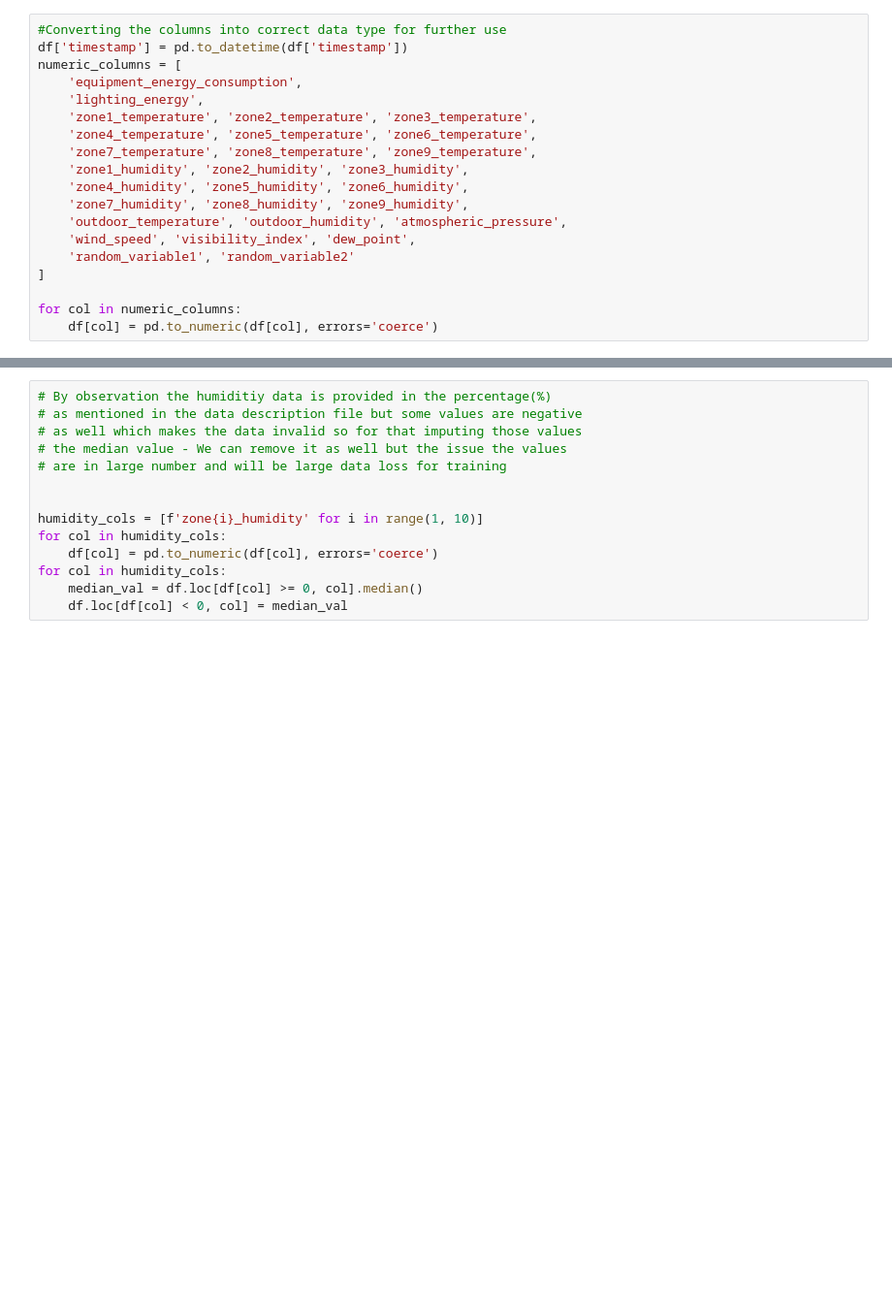
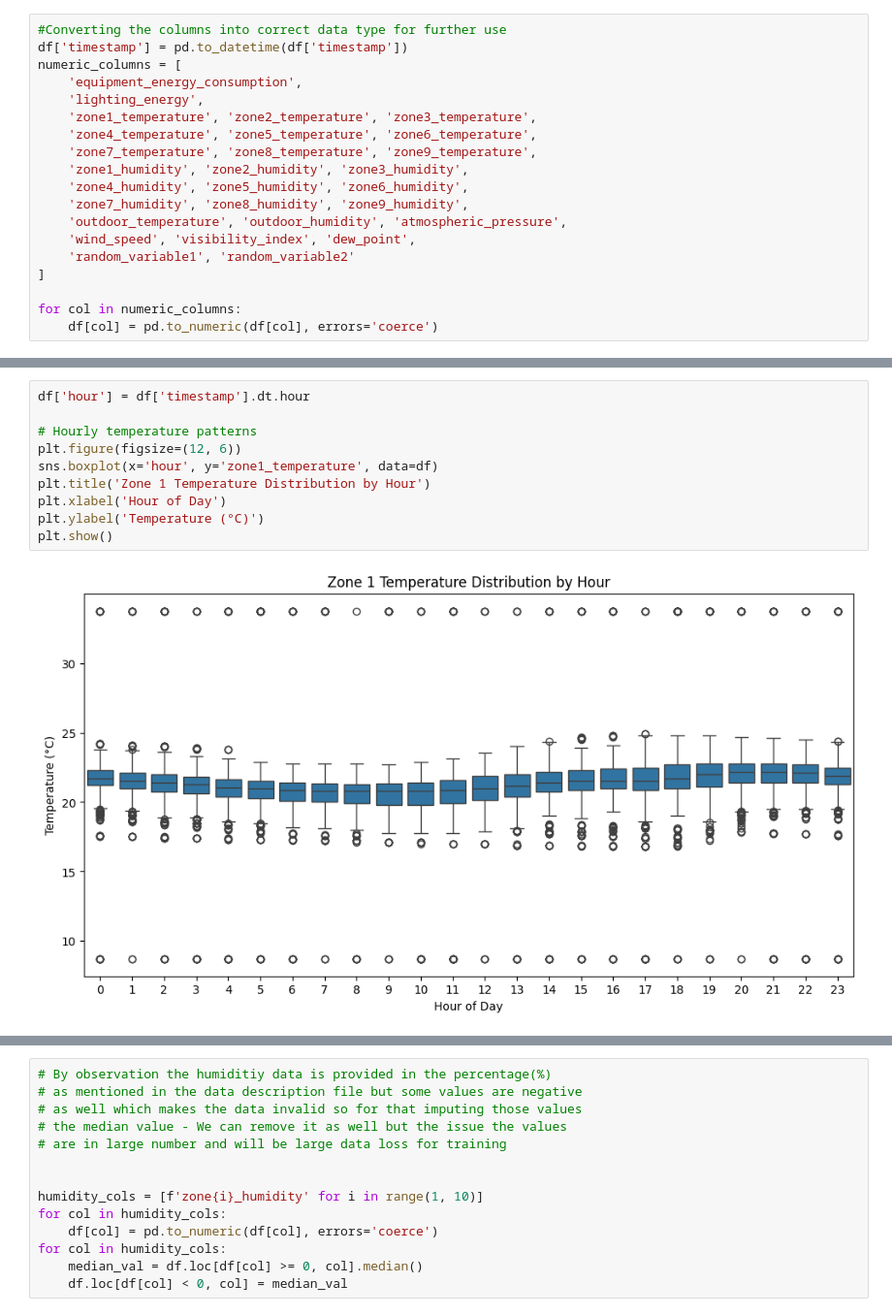
Before and after one commit to ShubhaMahobia/DS-Intern-Assignment-Shubham_Mahobia, a Jupyter notebook: main.ipynb, the cells around one changed output, grey strips where cells are left out. Shown at 97% size. Cells and saved outputs as stored; diff of their text form; blank space fills up the shorter version.

```diff
--- a/main.ipynb
+++ b/main.ipynb
@@ -103,0 +146,12 @@ dtype: int64
+# %%
+df['hour'] = df['timestamp'].dt.hour
+
+# Hourly temperature patterns
+plt.figure(figsize=(12, 6))
+sns.boxplot(x='hour', y='zone1_temperature', data=df)
+plt.title('Zone 1 Temperature Distribution by Hour')
+plt.xlabel('Hour of Day')
+plt.ylabel('Temperature (°C)')
+plt.show()
+# %% [output]
+[figure, added]
```
Also changed, not shown: parts of 7 cells of this notebook.
